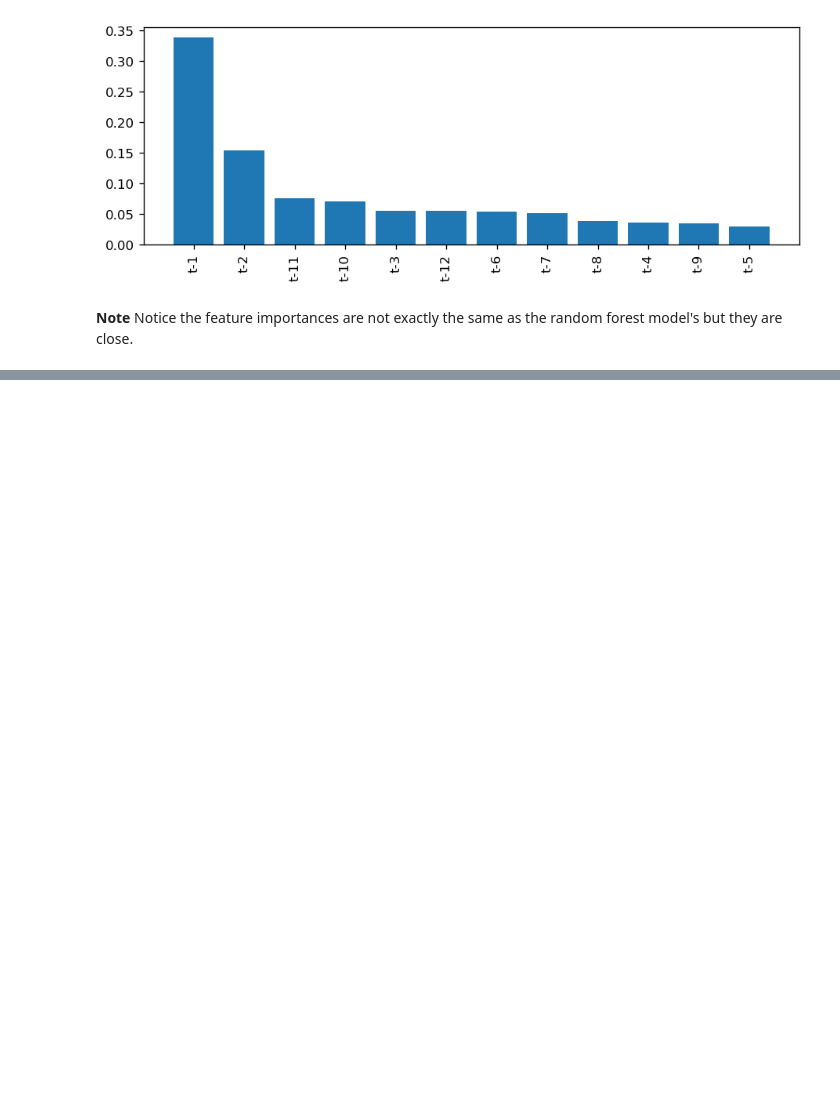
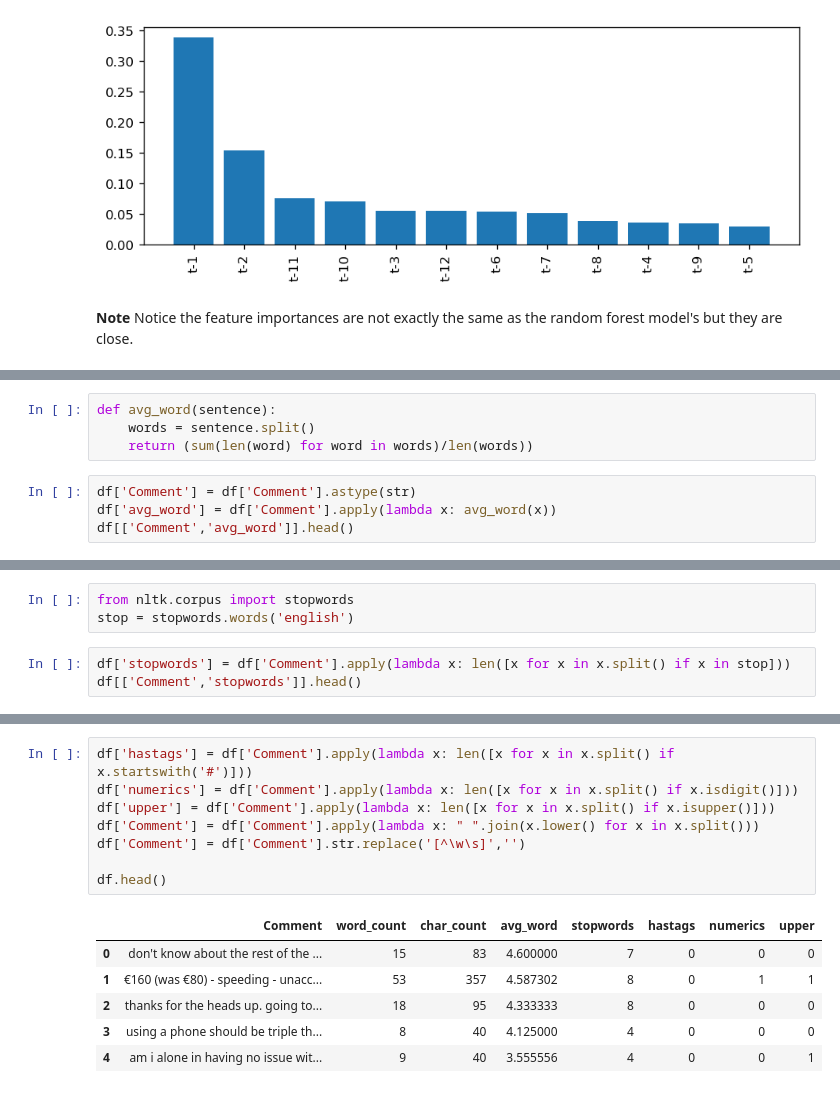
Before and after one commit to Natidhcp/CCT_MSc_DA_CA2, a Jupyter notebook: CA2.ipynb, the cells around one changed output, grey strips where cells are left out. Drawn from its saved outputs; the diff is of its cells as text; blank space fills up the shorter version.

```diff
--- a/CA2.ipynb
+++ b/CA2.ipynb
@@ -2410,0 +2565,8 @@ Residual  395.0  1.364526e+07   34544.969352       NaN       NaN
+# %%
+def avg_word(sentence):
+    words = sentence.split()
+    return (sum(len(word) for word in words)/len(words))
+# %%
+df['Comment'] = df['Comment'].astype(str)
+df['avg_word'] = df['Comment'].apply(lambda x: avg_word(x))
+df[['Comment','avg_word']].head()
@@ -2410,0 +2588,6 @@ Residual  395.0  1.364526e+07   34544.969352       NaN       NaN
+# %%
+from nltk.corpus import stopwords
+stop = stopwords.words('english')
+# %%
+df['stopwords'] = df['Comment'].apply(lambda x: len([x for x in x.split() if x in stop]))
+df[['Comment','stopwords']].head()
@@ -2410,0 +2601,15 @@ Residual  395.0  1.364526e+07   34544.969352       NaN       NaN
+# %%
+df['hastags'] = df['Comment'].apply(lambda x: len([x for x in x.split() if x.startswith('#')]))
+df['numerics'] = df['Comment'].apply(lambda x: len([x for x in x.split() if x.isdigit()]))
+df['upper'] = df['Comment'].apply(lambda x: len([x for x in x.split() if x.isupper()]))
+df['Comment'] = df['Comment'].apply(lambda x: " ".join(x.lower() for x in x.split()))
+df['Comment'] = df['Comment'].str.replace('[^\w\s]','')
+
+df.head()
+# %% [output]
+|  | Comment | word_count | char_count | avg_word | stopwords | hastags | numerics | upper |
+| 0 | don't know about the rest of the ... | 15 | 83 | 4.600000 | 7 | 0 | 0 | 0 |
+| 1 | €160 (was €80) - speeding - unacc... | 53 | 357 | 4.587302 | 8 | 0 | 1 | 1 |
+| 2 | thanks for the heads up. going to... | 18 | 95 | 4.333333 | 8 | 0 | 0 | 0 |
+| 3 | using a phone should be triple th... | 8 | 40 | 4.125000 | 4 | 0 | 0 | 0 |
+| 4 | am i alone in having no issue wit... | 9 | 40 | 3.555556 | 4 | 0 | 0 | 1 |
```
Also changed, not shown: parts of 280 cells of this notebook.
